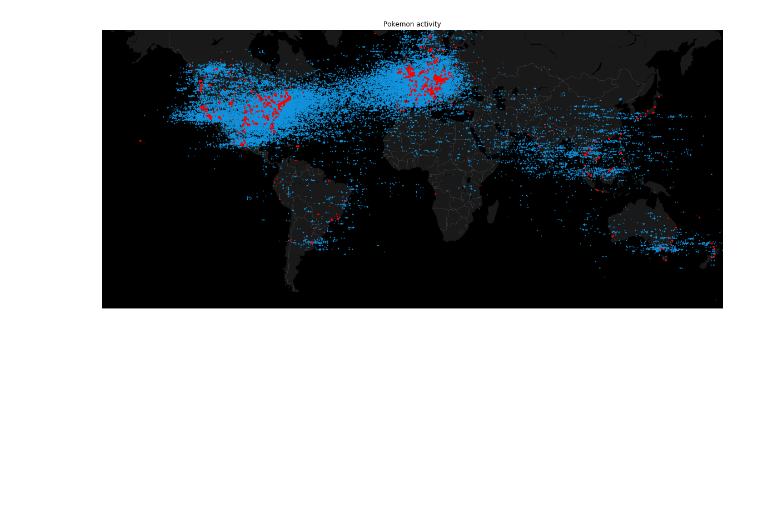
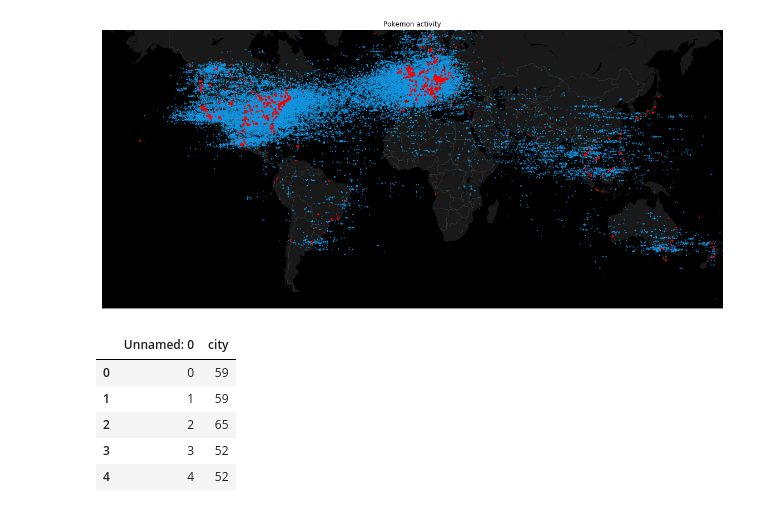
Before and after one commit to tingyuli96/pokemonCatch, a Jupyter notebook: FeatureExtraction/FeatureSelection-Tingyu.ipynb, the cells around one changed output. Cells and saved outputs as stored; diff of their text form; code cells hidden in the pictures; blank space fills up the shorter version.

```diff
--- a/FeatureExtraction/FeatureSelection-Tingyu.ipynb
+++ b/FeatureExtraction/FeatureSelection-Tingyu.ipynb
@@ -219,3 +211,13 @@ plt.title("Pokemon activity")
 plt.show()
 # %% [output]
 [figure]
+# %%
+true = pd.read_csv("../Result/city.csv")
+true.head()
+# %% [output]
+|  | Unnamed: 0 | city |
+| 0 | 0 | 59 |
+| 1 | 1 | 59 |
+| 2 | 2 | 65 |
+| 3 | 3 | 52 |
+| 4 | 4 | 52 |
```
Also changed, not shown: parts of 6 cells of this notebook, 1 other file.
